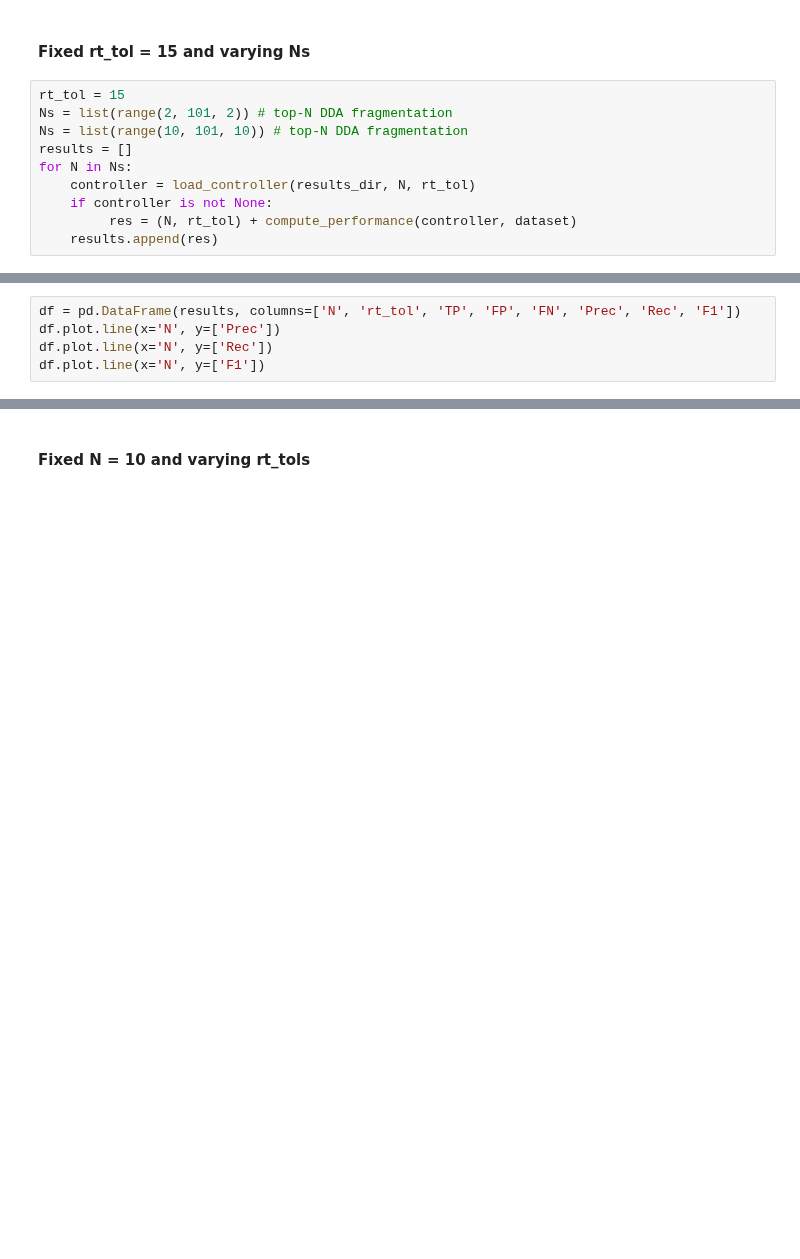
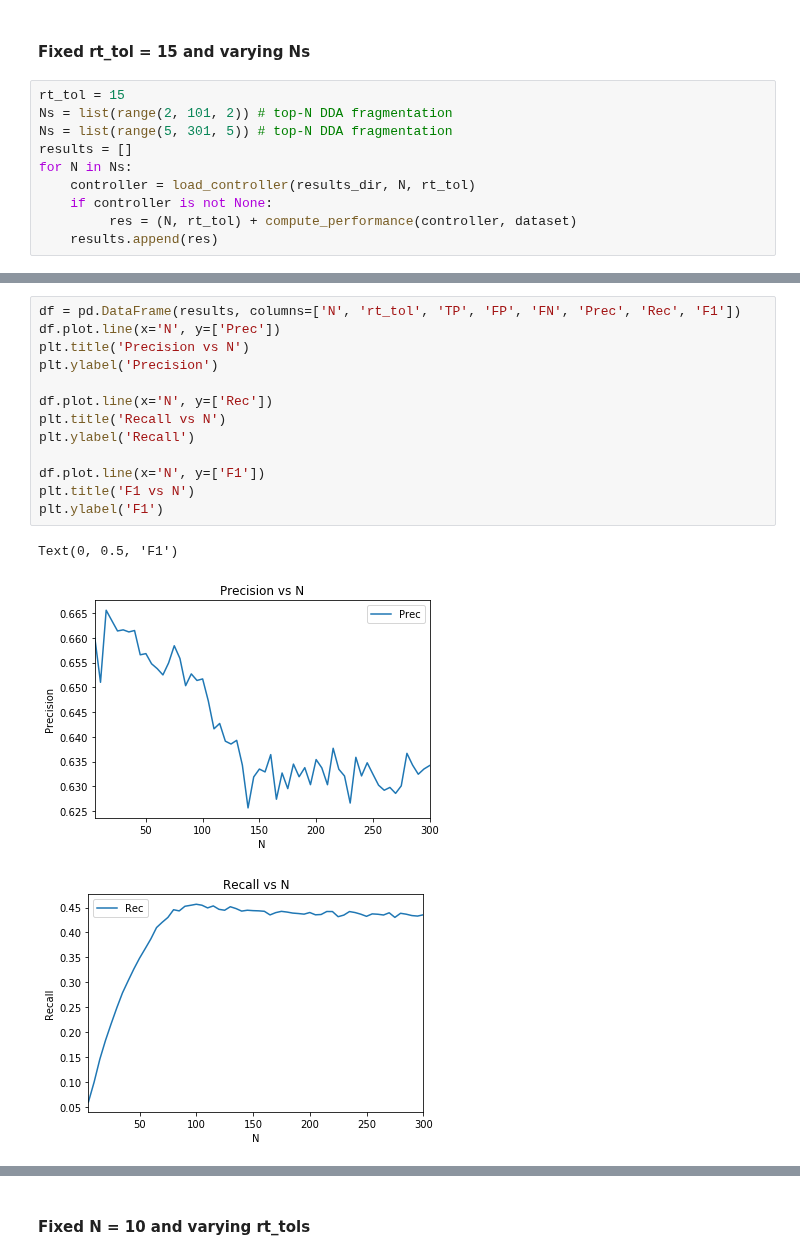
Before and after one commit to sdrogers/clms, a Jupyter notebook: Simulator/notebooks/top-N-experiments-analysis.ipynb, the cells around one changed output, grey strips where cells are left out. Saved outputs shown, nothing was run; the diff lists cells and outputs as text; blank space fills up the shorter version.

```diff
--- a/Simulator/notebooks/top-N-experiments-analysis.ipynb
+++ b/Simulator/notebooks/top-N-experiments-analysis.ipynb
@@ -131,7 +131,7 @@ dataset = load_obj('%s/noisy_dataset.p' % results_dir)
 # %%
 rt_tol = 15
 Ns = list(range(2, 101, 2)) # top-N DDA fragmentation
-Ns = list(range(10, 101, 10)) # top-N DDA fragmentation
+Ns = list(range(5, 301, 5)) # top-N DDA fragmentation
 results = []
 for N in Ns:
     controller = load_controller(results_dir, N, rt_tol)
@@ -141,5 +159,17 @@ for N in Ns:
 # %%
 df = pd.DataFrame(results, columns=['N', 'rt_tol', 'TP', 'FP', 'FN', 'Prec', 'Rec', 'F1'])
 df.plot.line(x='N', y=['Prec'])
+plt.title('Precision vs N')
+plt.ylabel('Precision')
+
 df.plot.line(x='N', y=['Rec'])
+plt.title('Recall vs N')
+plt.ylabel('Recall')
+
 df.plot.line(x='N', y=['F1'])
+plt.title('F1 vs N')
+plt.ylabel('F1')
+# %% [output]
+Text(0, 0.5, 'F1')
+[figure, added]
+[figure, added]
```
Also changed, not shown: parts of 4 cells of this notebook, 1 other file.
